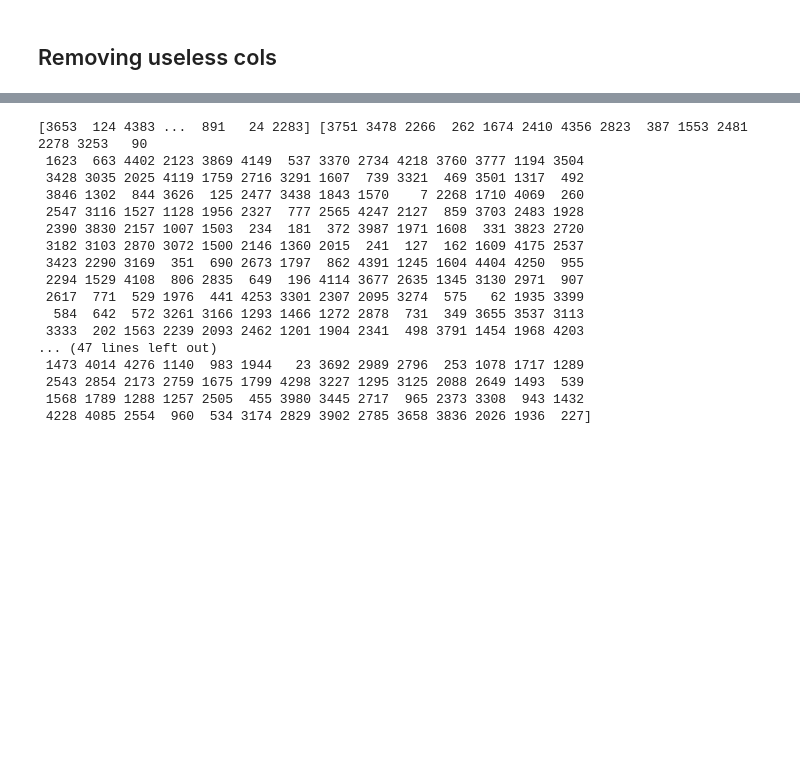
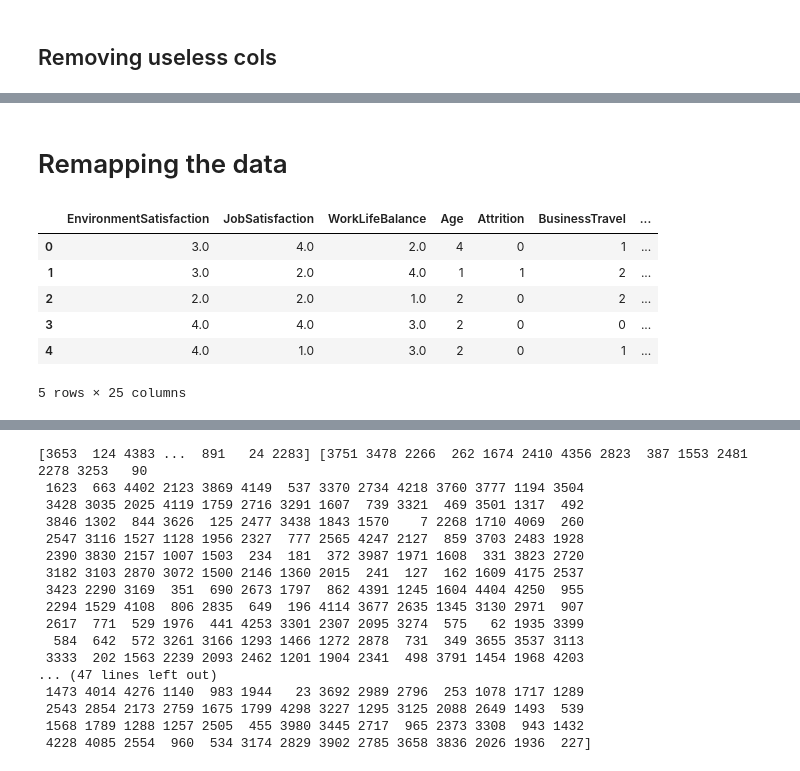
Before and after one commit to Aldresus/projetIA, a Jupyter notebook: projet.ipynb, the cells around one changed output, grey strips where cells are left out. Saved outputs shown, nothing was run; the diff lists cells and outputs as text; code cells hidden in the pictures; blank space fills up the shorter version.

```diff
--- a/projet.ipynb
+++ b/projet.ipynb
@@ -203,0 +212,39 @@ mergedDataframe['Attrition'] = mergedDataframe['Attrition'].map({'Yes': 1, 'No':
+# %% [markdown]
+# Remapping the data
+# %%
+# remplacement des strings par des entiers
+mergedDataframe['Attrition'] = mergedDataframe['Attrition'].map({'Yes': 1, 'No': 0})
+mergedDataframe['BusinessTravel'] = mergedDataframe['BusinessTravel'].map({'Non-Travel': 0, 'Travel_Rarely': 1, 'Travel_Frequently': 2})
+mergedDataframe['Department'] = mergedDataframe['Department'].map({'Sales': 0, 'Research & Development': 1, 'Human Resources': 2})
+mergedDataframe['EducationField'] = mergedDataframe['EducationField'].map({'Life Sciences': 0, 'Medical': 1, 'Marketing': 2, 'Technical Degree': 3, 'Human Resources': 4, 'Other': 5})
+mergedDataframe['Gender'] = mergedDataframe['Gender'].map({'Female': 0, 'Male': 1})
+mergedDataframe['JobRole'] = mergedDataframe['JobRole'].map({'Sales Executive': 0, 'Research Scientist': 1, 'Laboratory Technician': 2, 'Manufacturing Director': 3, 'Healthcare Representative': 4, 'Manager': 5, 'Sales Representative': 6, 'Research Director': 7, 'Human Resources': 8})
+mergedDataframe['MaritalStatus'] = mergedDataframe['MaritalStatus'].map({'Single': 0, 'Married': 1, 'Divorced': 2})
+
+# regrouper par classe d'age en 6 groupes de 18 à 60 ans
+mergedDataframe['Age'] = pd.cut(mergedDataframe['Age'], bins=[18, 24, 31, 38, 45, 52, 60], labels=[0, 1, 2, 3, 4, 5])
+
+# regrouper par classe de salaire en 6 groupes de 0 à 200000
+mergedDataframe['MonthlyIncome'] = pd.cut(mergedDataframe['MonthlyIncome'], bins=[0, 33333, 66666, 100000, 133333, 166666, 200000], labels=[0, 1, 2, 3, 4, 5])
+
+# regrouper par classe de distance en 6 groupes de 0 à 30
+mergedDataframe['DistanceFromHome'] = pd.cut(mergedDataframe['DistanceFromHome'], bins=[0, 5, 10, 15, 20, 25, 30], labels=[0, 1, 2, 3, 4, 5])
+
+# regrouper par classe de nombre d'années passées dans l'entreprise en 6 groupes de 0 à 40
+mergedDataframe['YearsAtCompany'] = pd.cut(mergedDataframe['YearsAtCompany'], bins=[0, 6, 13,19,25,33,40], labels=[0, 1, 2, 3, 4, 5])
+
+# regrouper par pourcentage d'augmentation de salaire en 3 groupes de 10 à 25
+mergedDataframe['PercentSalaryHike'] = pd.cut(mergedDataframe['PercentSalaryHike'], bins=[10, 15, 20, 25], labels=[0, 1, 2])
+
+# regrouper par année total passées dans ce type de poste en 6 groupes de 0 à 40
+mergedDataframe['TotalWorkingYears'] = pd.cut(mergedDataframe['TotalWorkingYears'], bins=[0, 6, 13,19,25,33,40], labels=[0, 1, 2, 3, 4, 5])
+
+mergedDataframe.head()
+# %% [output]
+|  | EnvironmentSatisfaction | JobSatisfaction | WorkLifeBalance | Age | Attrition | BusinessTravel | ... |
+| 0 | 3.0 | 4.0 | 2.0 | 4 | 0 | 1 | ... |
+| 1 | 3.0 | 2.0 | 4.0 | 1 | 1 | 2 | ... |
+| 2 | 2.0 | 2.0 | 1.0 | 2 | 0 | 2 | ... |
+| 3 | 4.0 | 4.0 | 3.0 | 2 | 0 | 0 | ... |
+| 4 | 4.0 | 1.0 | 3.0 | 2 | 0 | 1 | ... |
+5 rows × 25 columns
```
Also changed, not shown: parts of 4 cells of this notebook.
